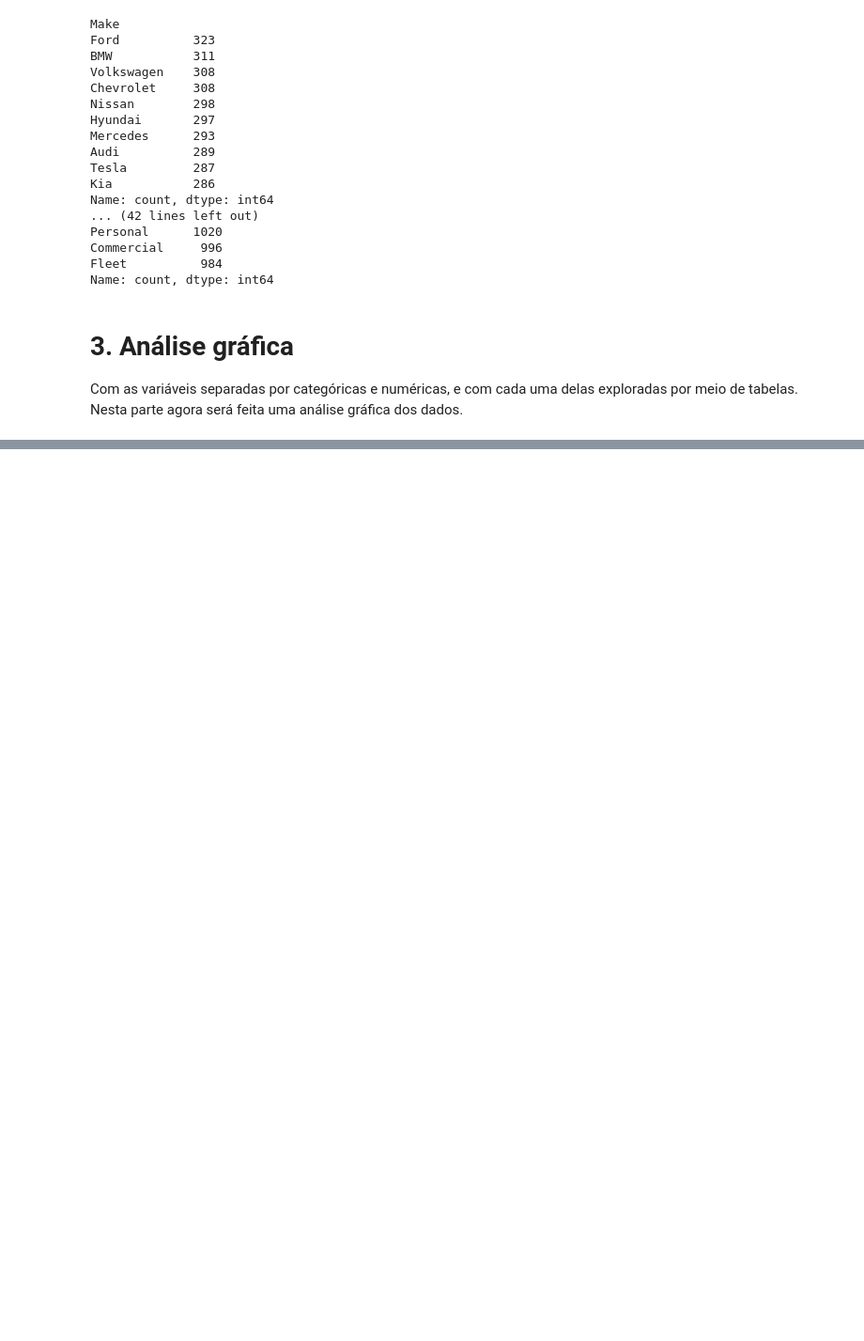
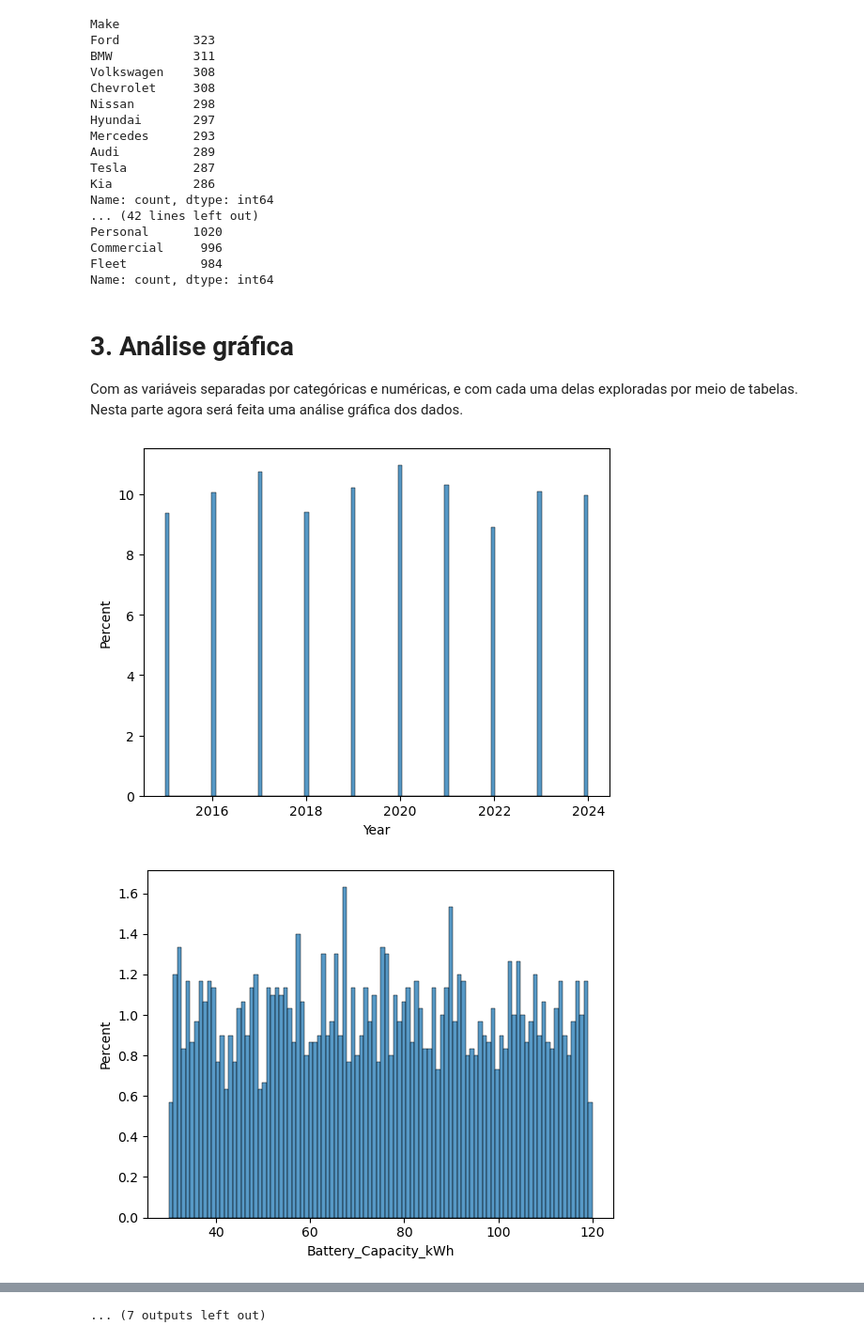
Before and after one commit to RPPombo/Sistema-de-Previsao-com-Machine-Learning, a Jupyter notebook: Analise_exploratoria.ipynb, the cells around one changed output, grey strips where cells are left out. Shown at 94% size. Saved outputs shown, nothing was run; the diff lists cells and outputs as text; code cells hidden in the pictures; blank space fills up the shorter version.

```diff
--- a/Analise_exploratoria.ipynb
+++ b/Analise_exploratoria.ipynb
@@ -178,4 +178,11 @@ Com as variáveis separadas por categóricas e numéricas, e com cada uma delas
 Nesta parte agora será feita uma análise gráfica dos dados.
 # %%
 import seaborn as sns
-import matplotlib as plt
+import matplotlib.pyplot as plt
+
+for coluna in col_num:
+    sns.histplot(df[coluna], bins= 100, stat="percent")
+    plt.show()
+# %% [output]
+[figure, added]
+[figure, added]
@@ -181,0 +199 @@ import matplotlib as plt
+... (7 outputs left out)
```
Also changed, not shown: parts of 2 cells of this notebook.
